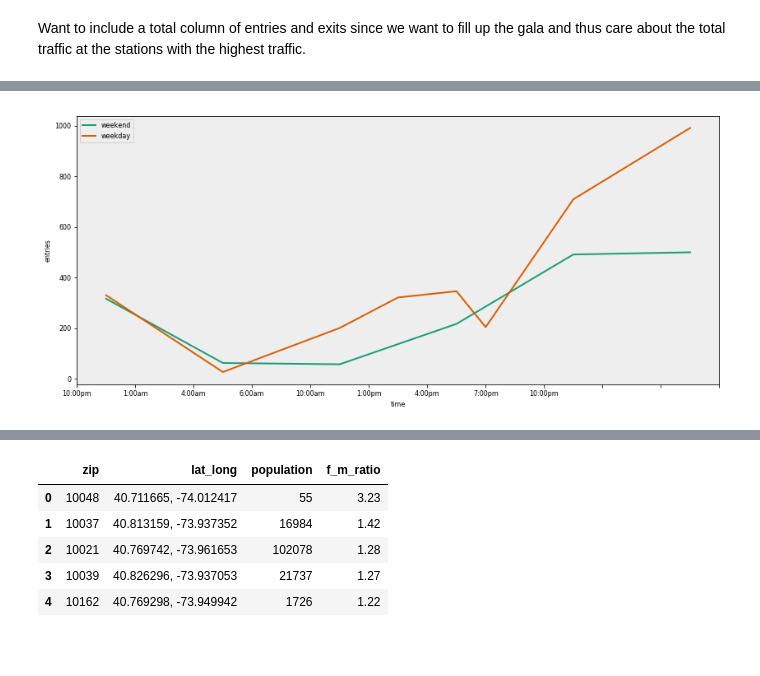
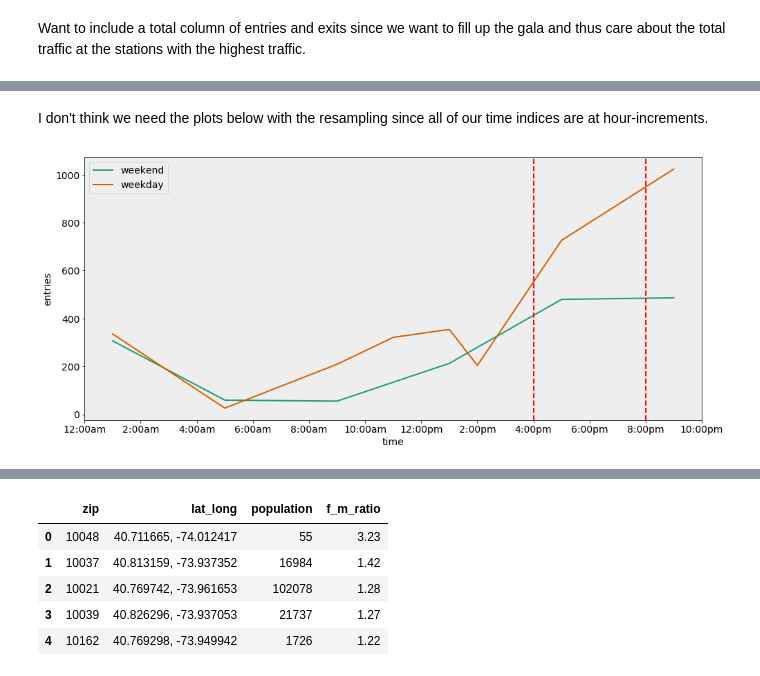
Before and after one commit to DimitriTheoharatos/ProjectBenson, a Jupyter notebook: MTA_EDA_Dimitri-v2.ipynb, the cells around one changed output, grey strips where cells are left out. Saved outputs shown, nothing was run; the diff lists cells and outputs as text; code cells hidden in the pictures; blank space fills up the shorter version.

```diff
--- a/MTA_EDA_Dimitri-v2.ipynb
+++ b/MTA_EDA_Dimitri-v2.ipynb
@@ -525,13 +657,2 @@ combined_df['type_of_day'] = np.where((combined_df['day']=='Saturday') | \
 # %% [markdown]
 Let's make sure the change is reflected in our graph.
-# %%
-rcParams['figure.figsize'] = (14, 6)
-rcParams['font.size'] = 10
-plot = combined_df.groupby(['date_time', 'type_of_day']).mean()['entries'].unstack().plot()
-plot.axvline(pd.to_datetime('09-03-2018 00:00:00'), 0, 0.383, color='r', linewidth = 2)
-plot.axvline(pd.to_datetime('09-04-2018 02:40:00'), 0, 0.383, color='r', linewidth = 2)
-plot.axhline(165, 0.34, 0.37, color='r', linewidth = 2)
-
-plot.set_xticklabels(['08/26','08/29','09/01','09/04','09/07', '09/10','09/13','09/16', '9/19','9/22' ],\
-                                  rotation=30)
-plt.show()
@@ -539,0 +659,9 @@ plt.show()
+# %%
+rcParams['figure.figsize'] = (16, 7)
+rcParams['font.size'] = 14
+plot = combined_df.groupby(['date_time', 'type_of_day']).mean()['total'].unstack().plot()
+plt.xlabel('Date')
+plt.ylabel('Average Total Traffic')
+plt.title('Average Traffic per Station from August 25th through September 22nd')
+
+plt.show()
@@ -679,7 +809,7 @@ plt.show()
 # %%
-single_station = top_ten_stations[top_ten_stations.station == '14 ST-UNION SQ']
-weekend_single = single_station[top_ten_stations.type_of_day == 'weekend']
-weekday_single = single_station[combined_df.type_of_day == 'weekday']
+single_station = top_7_stations_df[top_7_stations_df.station == '14 ST-UNION SQ']
+weekend_single = single_station[top_7_stations_df.type_of_day == 'weekend']
+weekday_single = single_station[top_7_stations_df.type_of_day == 'weekday']
 weekend_single['time'] = weekend_single['time'].apply(lambda x: pd.to_datetime(x))
 weekday_single['time'] = weekday_single['time'].apply(lambda x: pd.to_datetime(x))
 weekend_single.set_index('time', inplace = True)
@@ -750,8 +879,20 @@ plt.show()
+# %% [markdown]
+I don't think we need the plots below with the resampling since all of our time indices are at hour-increments.
 # %%
-plot = sns.lineplot(weekend_single.resample('h').mean().index,weekend_single.resample('h').mean().entries, label = 'weekend')
-sns.lineplot(weekday_single.resample('h').mean().index,weekday_single.resample('h').mean().entries, label = 'weekday')
-plot.set_xticklabels(['10:00pm','1:00am', '4:00am','6:00am', '10:00am', \
-                      '1:00pm', '4:00pm', '7:00pm', '10:00pm'])
+plot = sns.lineplot(weekend_single.resample('h').mean().index,\
+                    weekend_single.resample('h').mean().entries, \
+                    label = 'weekend')
+sns.lineplot(weekday_single.resample('h').mean().index,\
+             weekday_single.resample('h').mean().entries, \
+             label = 'weekday')
+
+plt.xlim(pd.to_datetime('2018-09-27 00:00:00'),pd.to_datetime('2018-09-27 22:00:00'))
+plot.set_xticklabels(['12:00am','2:00am', '4:00am','6:00am', '8:00am', \
+                      '10:00am','12:00pm', '2:00pm','4:00pm', '6:00pm','8:00pm', '10:00pm'])
+
+plot.axvline(pd.to_datetime('2018-09-27 16:00:00'), 0, 1, color='r',linestyle = '--', linewidth = 2)
+plot.axvline(pd.to_datetime('2018-09-27 20:00:00'), 0, 1, color='r',linestyle = '--', linewidth = 2)
+
 plt.show()
 # %% [output]
-[figure, old version]
+[figure, new version]
```
Also changed, not shown: parts of 51 cells of this notebook.
